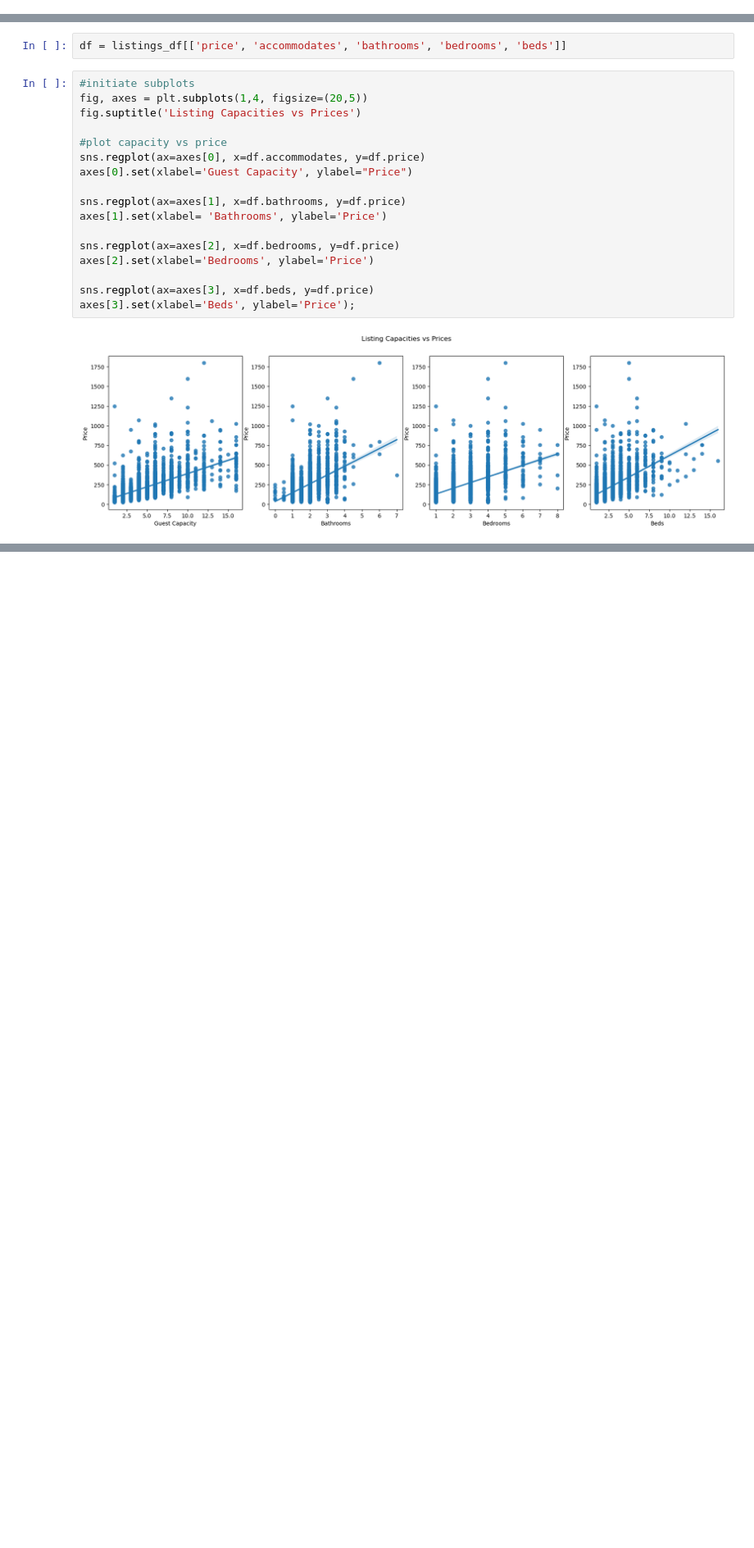
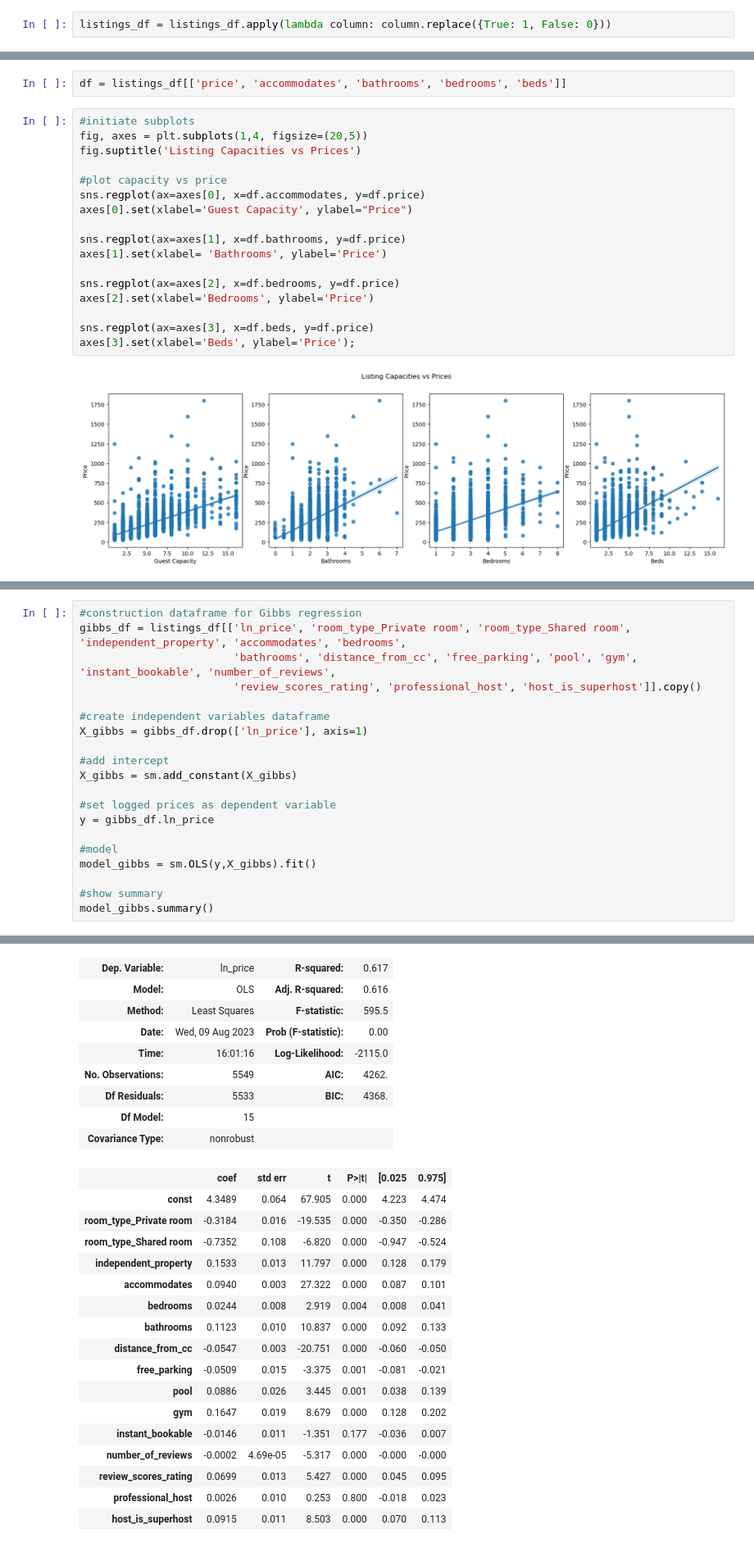
Before and after one commit to epistemetrica/udacity-blog-post-project, a Jupyter notebook: apw_airbnb_project.ipynb, the cells around one changed output, grey strips where cells are left out. Shown at 82% size. Drawn from its saved outputs; the diff is of its cells as text; blank space fills up the shorter version.

Commit message:
run gibbs regression

```diff
--- a/apw_airbnb_project.ipynb
+++ b/apw_airbnb_project.ipynb
@@ -375,3 +377,5 @@ listings_df = listings_df.drop(columns=['property_type'])
+# %%
+listings_df = listings_df.apply(lambda column: column.replace({True: 1, False: 0}))
 # %% [markdown]
 ## Data Preparation Part 3: Missing Data
 # %% [markdown]
@@ -553,0 +598,21 @@ However, it's important to remember that each of these plots is independent of t
+# %%
+#construction dataframe for Gibbs regression
+gibbs_df = listings_df[['ln_price', 'room_type_Private room', 'room_type_Shared room', 'independent_property', 'accommodates', 'bedrooms',
+                        'bathrooms', 'distance_from_cc', 'free_parking', 'pool', 'gym', 'instant_bookable', 'number_of_reviews',
+                        'review_scores_rating', 'professional_host', 'host_is_superhost']].copy()
+
+#create independent variables dataframe
+X_gibbs = gibbs_df.drop(['ln_price'], axis=1)
+
+#add intercept
+X_gibbs = sm.add_constant(X_gibbs)
+
+#set logged prices as dependent variable
+y = gibbs_df.ln_price
+
+#model
+model_gibbs = sm.OLS(y,X_gibbs).fit()
+
+#show summary
+model_gibbs.summary()
+# %% [output]
@@ -553,0 +620,26 @@ However, it's important to remember that each of these plots is independent of t
+| Dep. Variable: | ln_price | R-squared: | 0.617 |
+| Model: | OLS | Adj. R-squared: | 0.616 |
+| Method: | Least Squares | F-statistic: | 595.5 |
+| Date: | Wed, 09 Aug 2023 | Prob (F-statistic): | 0.00 |
+| Time: | 16:01:16 | Log-Likelihood: | -2115.0 |
+| No. Observations: | 5549 | AIC: | 4262. |
+| Df Residuals: | 5533 | BIC: | 4368. |
+| Df Model: | 15 |  |  |
+| Covariance Type: | nonrobust |  |  |
+|  | coef | std err | t | P>|t| | [0.025 | 0.975] |
+| const | 4.3489 | 0.064 | 67.905 | 0.000 | 4.223 | 4.474 |
+| room_type_Private room | -0.3184 | 0.016 | -19.535 | 0.000 | -0.350 | -0.286 |
+| room_type_Shared room | -0.7352 | 0.108 | -6.820 | 0.000 | -0.947 | -0.524 |
+| independent_property | 0.1533 | 0.013 | 11.797 | 0.000 | 0.128 | 0.179 |
+| accommodates | 0.0940 | 0.003 | 27.322 | 0.000 | 0.087 | 0.101 |
+| bedrooms | 0.0244 | 0.008 | 2.919 | 0.004 | 0.008 | 0.041 |
+| bathrooms | 0.1123 | 0.010 | 10.837 | 0.000 | 0.092 | 0.133 |
+| distance_from_cc | -0.0547 | 0.003 | -20.751 | 0.000 | -0.060 | -0.050 |
+| free_parking | -0.0509 | 0.015 | -3.375 | 0.001 | -0.081 | -0.021 |
+| pool | 0.0886 | 0.026 | 3.445 | 0.001 | 0.038 | 0.139 |
+| gym | 0.1647 | 0.019 | 8.679 | 0.000 | 0.128 | 0.202 |
+| instant_bookable | -0.0146 | 0.011 | -1.351 | 0.177 | -0.036 | 0.007 |
+| number_of_reviews | -0.0002 | 4.69e-05 | -5.317 | 0.000 | -0.000 | -0.000 |
+| review_scores_rating | 0.0699 | 0.013 | 5.427 | 0.000 | 0.045 | 0.095 |
+| professional_host | 0.0026 | 0.010 | 0.253 | 0.800 | -0.018 | 0.023 |
+| host_is_superhost | 0.0915 | 0.011 | 8.503 | 0.000 | 0.070 | 0.113 |
```
Also changed, not shown: parts of 9 cells of this notebook.
